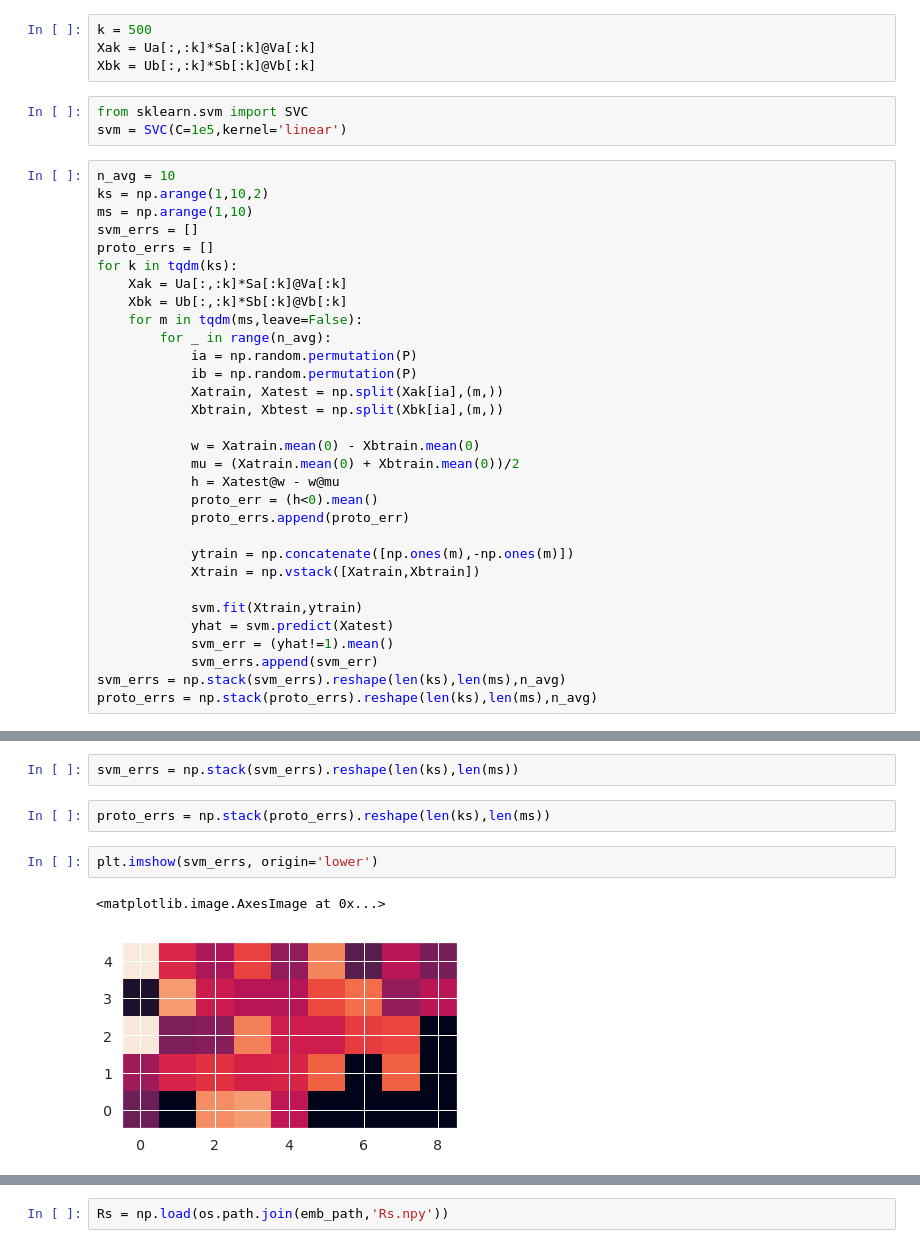
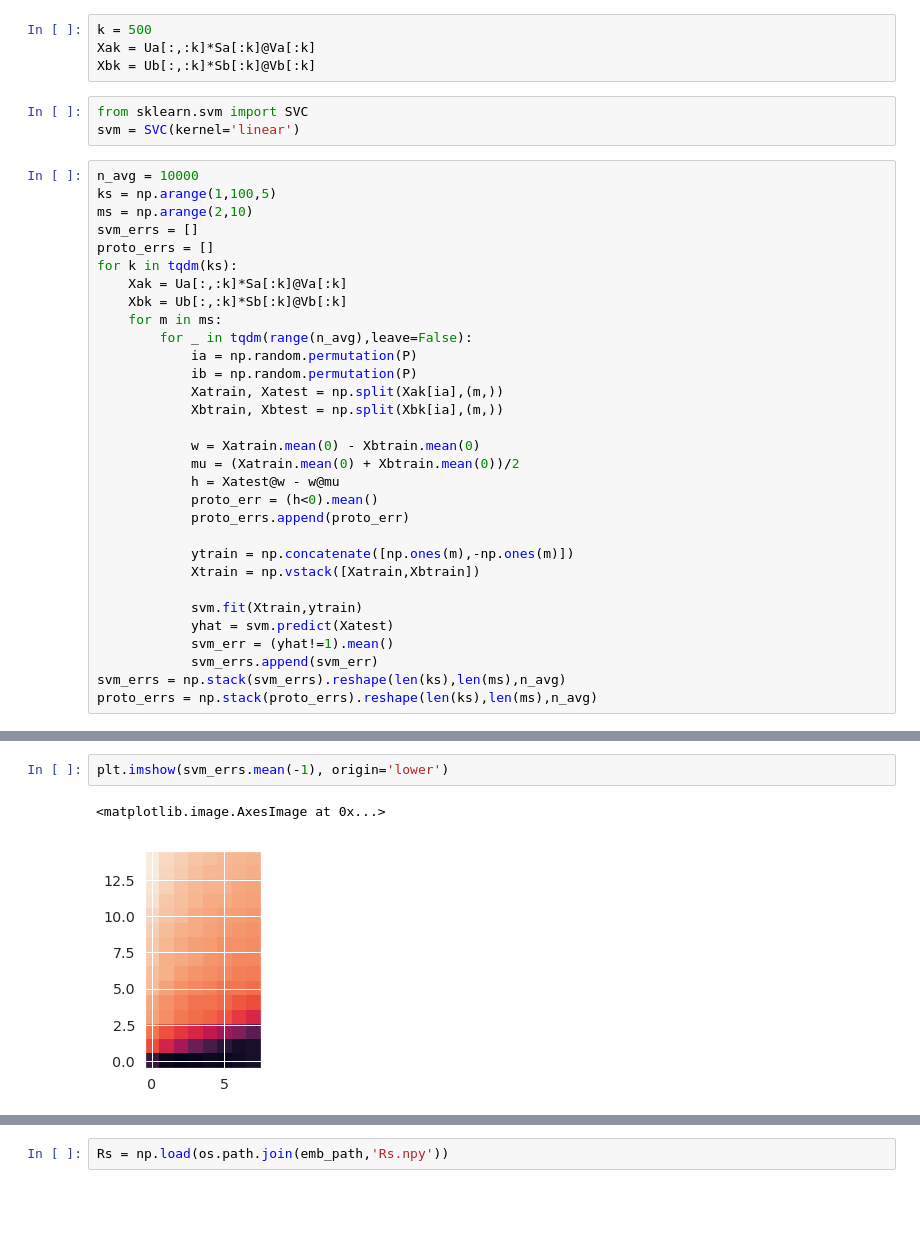
Before and after one commit to bsorsch/geometry-fewshot-learning, a Jupyter notebook: NN high-D.ipynb, the cells around one changed output, grey strips where cells are left out. Drawn from its saved outputs; the diff is of its cells as text; blank space fills up the shorter version.

```diff
--- a/NN high-D.ipynb
+++ b/NN high-D.ipynb
@@ -263,18 +263,18 @@ Xak = Ua[:,:k]*Sa[:k]@Va[:k]
 Xbk = Ub[:,:k]*Sb[:k]@Vb[:k]
 # %%
 from sklearn.svm import SVC
-svm = SVC(C=1e5,kernel='linear')
+svm = SVC(kernel='linear')
 # %%
-n_avg = 10
-ks = np.arange(1,10,2)
-ms = np.arange(1,10)
+n_avg = 10000
+ks = np.arange(1,100,5)
+ms = np.arange(2,10)
 svm_errs = []
 proto_errs = []
 for k in tqdm(ks):
     Xak = Ua[:,:k]*Sa[:k]@Va[:k]
     Xbk = Ub[:,:k]*Sb[:k]@Vb[:k]
-    for m in tqdm(ms,leave=False):
-        for _ in range(n_avg):
+    for m in ms:
+        for _ in tqdm(range(n_avg),leave=False):
             ia = np.random.permutation(P)
             ib = np.random.permutation(P)
             Xatrain, Xatest = np.split(Xak[ia],(m,))
@@ -301,10 +312,6 @@ proto_errs = np.stack(proto_errs).reshape(len(ks),len(ms),n_avg)
-# %%
-svm_errs = np.stack(svm_errs).reshape(len(ks),len(ms))
-# %%
-proto_errs = np.stack(proto_errs).reshape(len(ks),len(ms))
 # %%
-plt.imshow(svm_errs, origin='lower')
+plt.imshow(svm_errs.mean(-1), origin='lower')
 # %% [output]
 <matplotlib.image.AxesImage at 0x...>
-[figure, old version]
+[figure, new version]
 # %%
```
Also changed, not shown: parts of 4 cells of this notebook, 2 other files.
